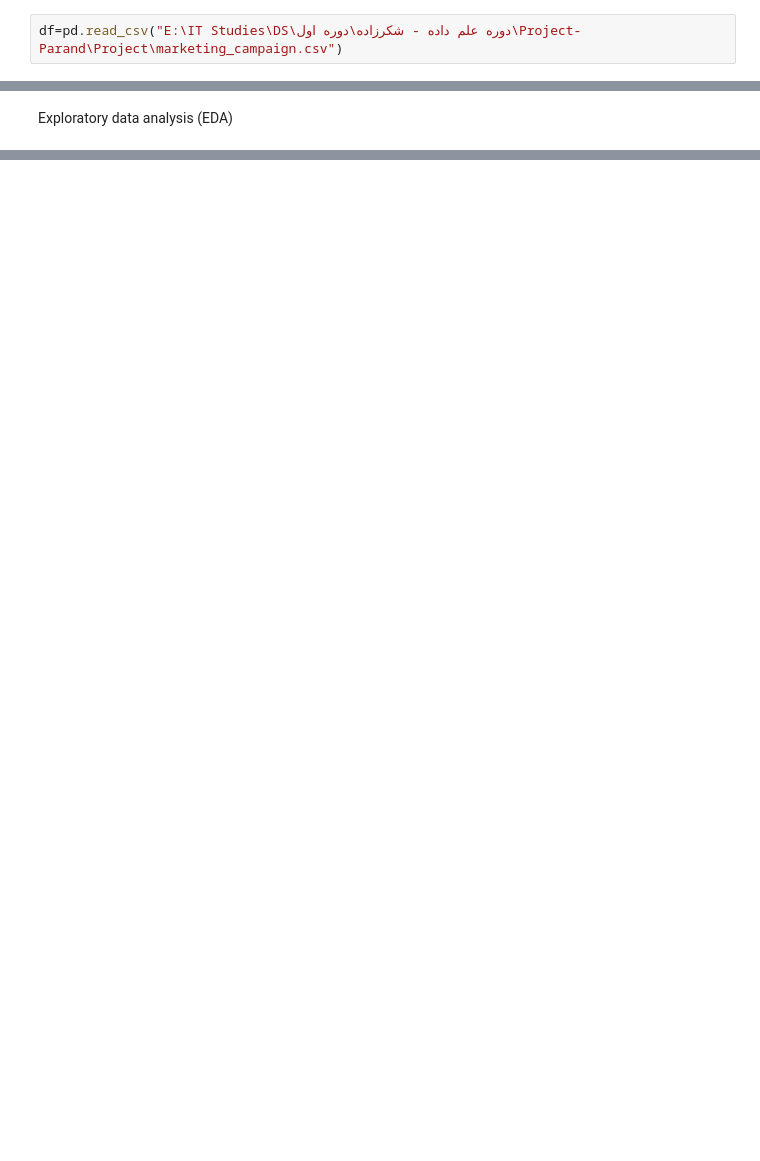
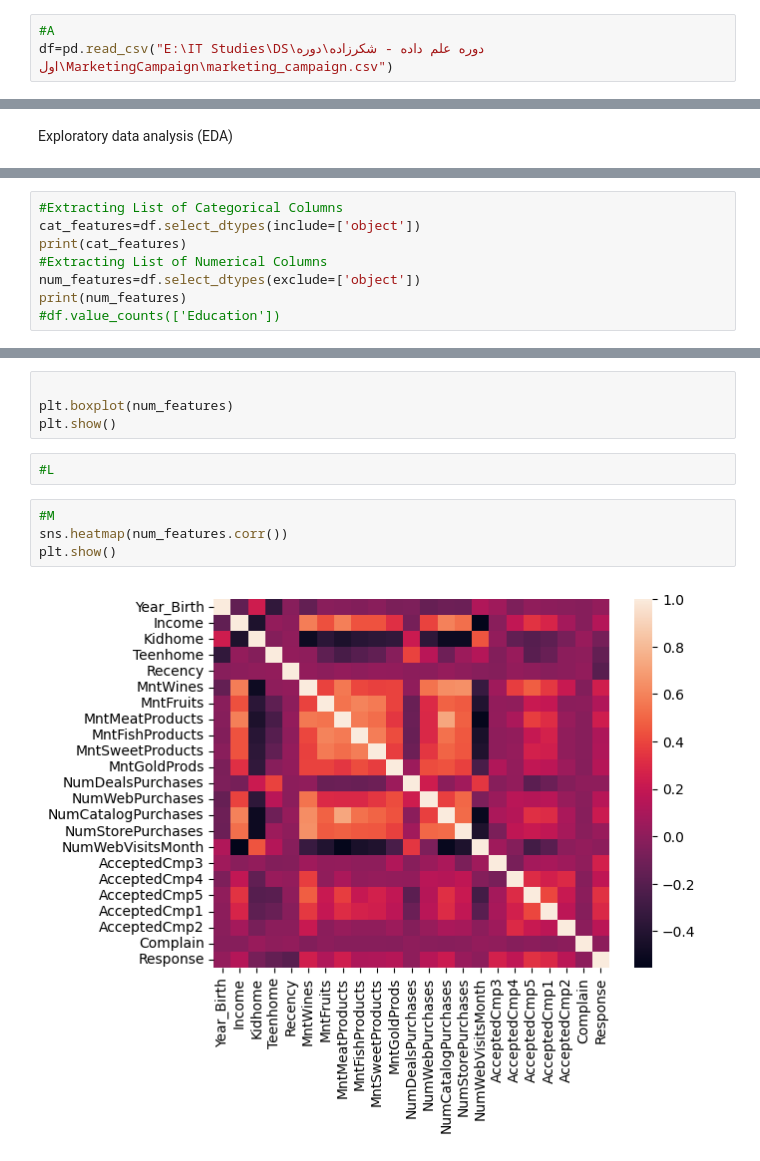
Before and after one commit to zerangzadeh/ML-MarketingCampaing, a Jupyter notebook: Marketing-Campaign-DS.ipynb, the cells around one changed output, grey strips where cells are left out. Drawn from its saved outputs; the diff is of its cells as text; blank space fills up the shorter version.

```diff
--- a/Marketing-Campaign-DS.ipynb
+++ b/Marketing-Campaign-DS.ipynb
@@ -3,2 +6,3 @@ import pandas as pd
 # %%
-df=pd.read_csv("E:\IT Studies\DS\دوره علم داده - شکرزاده\دوره اول\Project-Parand\Project\marketing_campaign.csv")
+#A
+df=pd.read_csv("E:\IT Studies\DS\دوره علم داده - شکرزاده\دوره اول\MarketingCampaign\marketing_campaign.csv")
@@ -48,0 +66,8 @@ df=df.drop(['ID'],axis=1)
+# %%
+#Extracting List of Categorical Columns
+cat_features=df.select_dtypes(include=['object'])
+print(cat_features)
+#Extracting List of Numerical Columns
+num_features=df.select_dtypes(exclude=['object'])
+print(num_features)
+#df.value_counts(['Education'])
@@ -51,0 +149,12 @@ df=df.drop(['ID'],axis=1)
+# %%
+
+plt.boxplot(num_features)
+plt.show()
+# %%
+#L
+# %%
+#M
+sns.heatmap(num_features.corr())
+plt.show()
+# %% [output]
+[figure, added]
```
Also changed, not shown: parts of 18 cells of this notebook.
